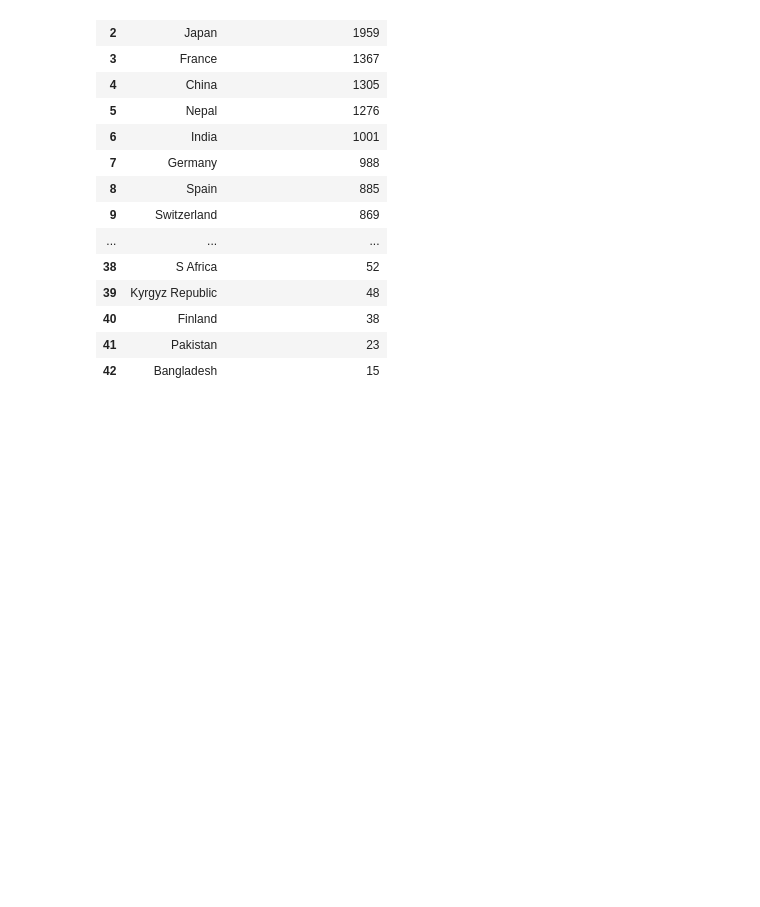
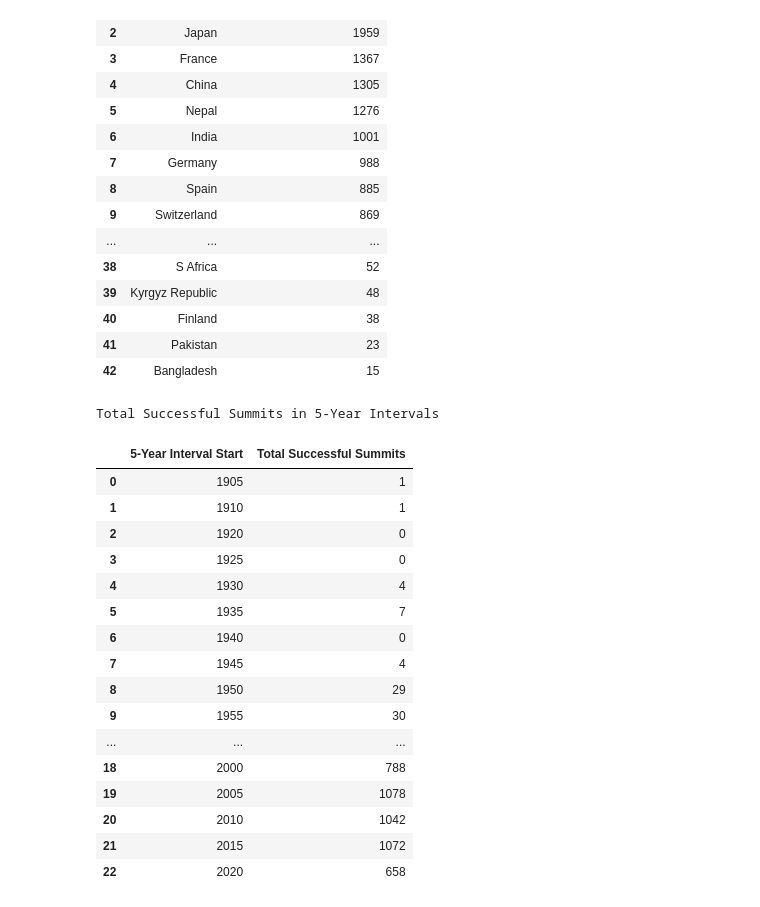
Before and after one commit to TheAhmadSharif/ML_Lab, a Jupyter notebook: Analysis/Everest.ipynb, the cells around one changed output. Drawn from its saved outputs; the diff is of its cells as text; code cells hidden in the pictures; blank space fills up the shorter version.

```diff
--- a/Analysis/Everest.ipynb
+++ b/Analysis/Everest.ipynb
@@ -95,3 +95,45 @@ if __name__ == "__main__":
 | 40 | Finland | 38 |
 | 41 | Pakistan | 23 |
 | 42 | Bangladesh | 15 |
+# %%
+
+
+df['year'] = df['year'].astype(int)
+
+df['year_interval'] = (df['year'] // 5) * 5
+
+df['total_success'] = (
+    df[['success1', 'success2', 'success3', 'success4']]
+    .map(lambda x: str(x).strip().upper() == 'TRUE')
+    .sum(axis=1)
+)
+
+interval_success = df.groupby('year_interval')['total_success'].sum().reset_index()
+
+interval_success.columns = ['5-Year Interval Start', 'Total Successful Summits']
+
+styled_table = interval_success.style.background_gradient(
+    subset=['Total Successful Summits'],
+    cmap='YlGnBu'
+).set_properties(**{'text-align': 'center'}).set_caption("Total Successful Summits in 5-Year Intervals")
+
+styled_table
+# %% [output]
+Total Successful Summits in 5-Year Intervals
+|  | 5-Year Interval Start | Total Successful Summits |
+| 0 | 1905 | 1 |
+| 1 | 1910 | 1 |
+| 2 | 1920 | 0 |
+| 3 | 1925 | 0 |
+| 4 | 1930 | 4 |
+| 5 | 1935 | 7 |
+| 6 | 1940 | 0 |
+| 7 | 1945 | 4 |
+| 8 | 1950 | 29 |
+| 9 | 1955 | 30 |
+| ... | ... | ... |
+| 18 | 2000 | 788 |
+| 19 | 2005 | 1078 |
+| 20 | 2010 | 1042 |
+| 21 | 2015 | 1072 |
+| 22 | 2020 | 658 |
```
Also changed, not shown: parts of 1 cell of this notebook, 21 other files.
